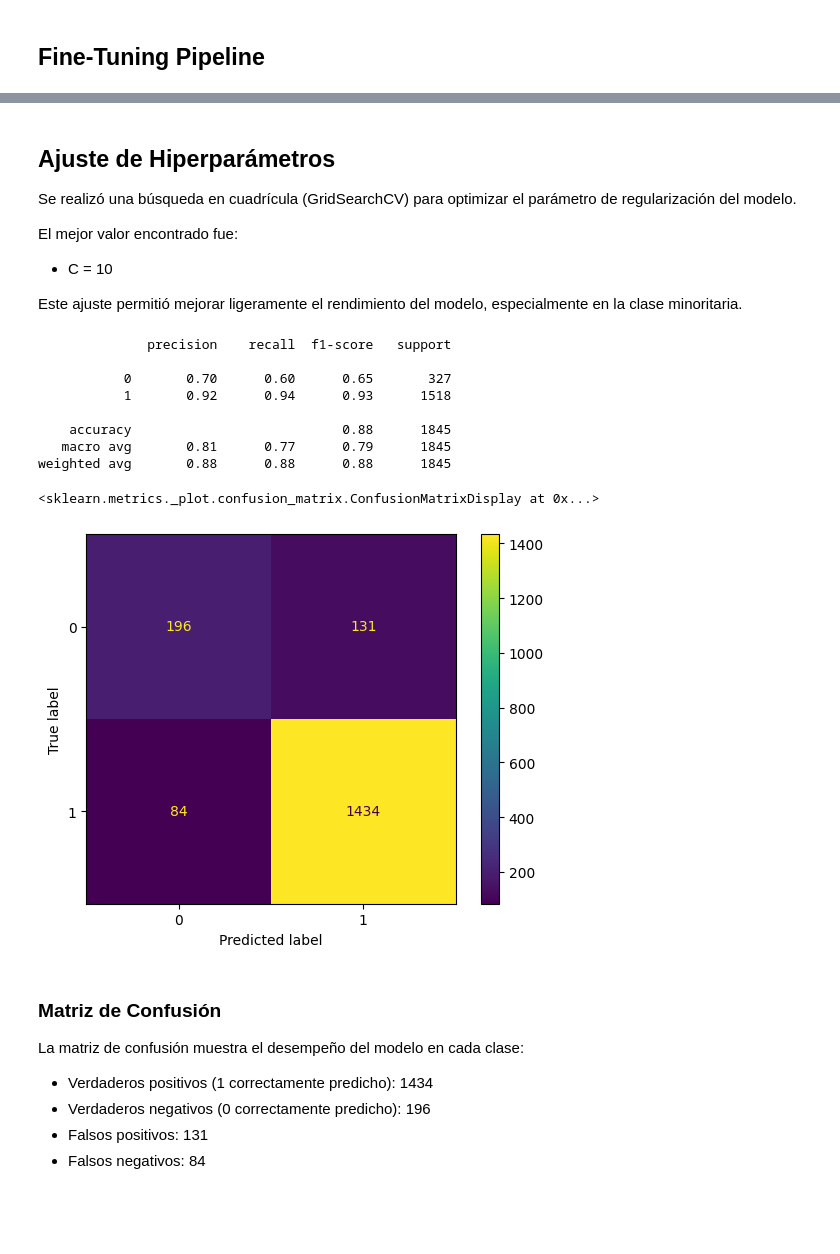
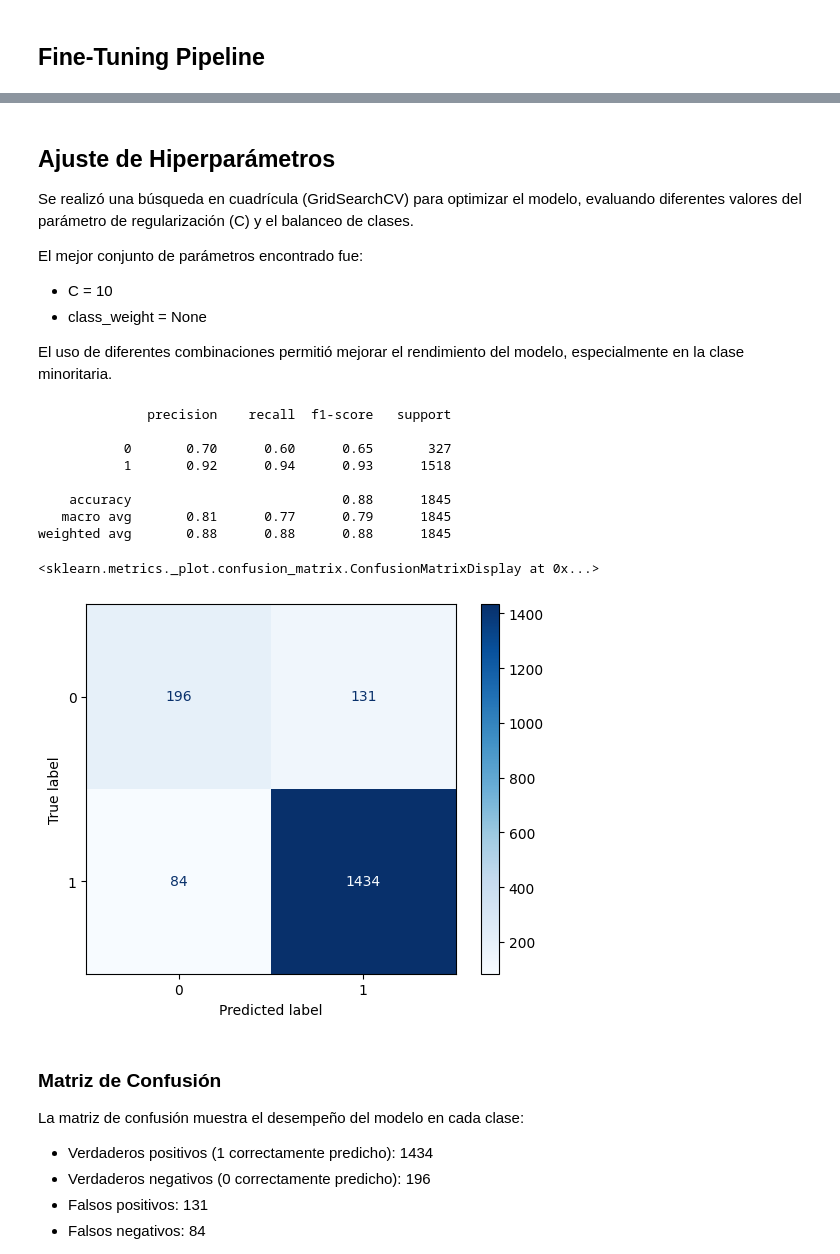
Before and after one commit to EVides88/recomendacion-cliente, a Jupyter notebook: starter.ipynb, the cells around one changed output, grey strips where cells are left out. Drawn from its saved outputs; the diff is of its cells as text; code cells hidden in the pictures; blank space fills up the shorter version.

```diff
--- a/starter.ipynb
+++ b/starter.ipynb
@@ -245,7 +245,8 @@ En general, el modelo logra capturar correctamente los patrones principales del
 from sklearn.model_selection import GridSearchCV
 
 param_grid = {
-    'classifier__C': [0.1, 1, 10]
+    'classifier__C': [0.01, 0.1, 1, 10],
+    'classifier__class_weight': [None, 'balanced']
 }
 
 grid = GridSearchCV(model, param_grid, cv=3, n_jobs=-1)
@@ -258,13 +276,14 @@ Best params: {'classifier__C': 10}
 # %% [markdown]
 ## Ajuste de Hiperparámetros
 
-Se realizó una búsqueda en cuadrícula (GridSearchCV) para optimizar el parámetro de regularización del modelo.
+Se realizó una búsqueda en cuadrícula (GridSearchCV) para optimizar el modelo, evaluando diferentes valores del parámetro de regularización (C) y el balanceo de clases.
 
-El mejor valor encontrado fue:
+El mejor conjunto de parámetros encontrado fue:
 
 - C = 10
+- class_weight = None
 
-Este ajuste permitió mejorar ligeramente el rendimiento del modelo, especialmente en la clase minoritaria.
+El uso de diferentes combinaciones permitió mejorar el rendimiento del modelo, especialmente en la clase minoritaria.
 # %%
 y_pred = grid.predict(X_test)
 
@@ -281,10 +300,10 @@ weighted avg       0.88      0.88      0.88      1845
 # %%
 from sklearn.metrics import ConfusionMatrixDisplay
 
-ConfusionMatrixDisplay.from_predictions(y_test, y_pred)
+ConfusionMatrixDisplay.from_predictions(y_test, y_pred, cmap='Blues')
 # %% [output]
 <sklearn.metrics._plot.confusion_matrix.ConfusionMatrixDisplay at 0x...>
-[figure, old version]
+[figure, new version]
 # %% [markdown]
 ### Matriz de Confusión
 
```
Also changed, not shown: parts of 2 cells of this notebook.
